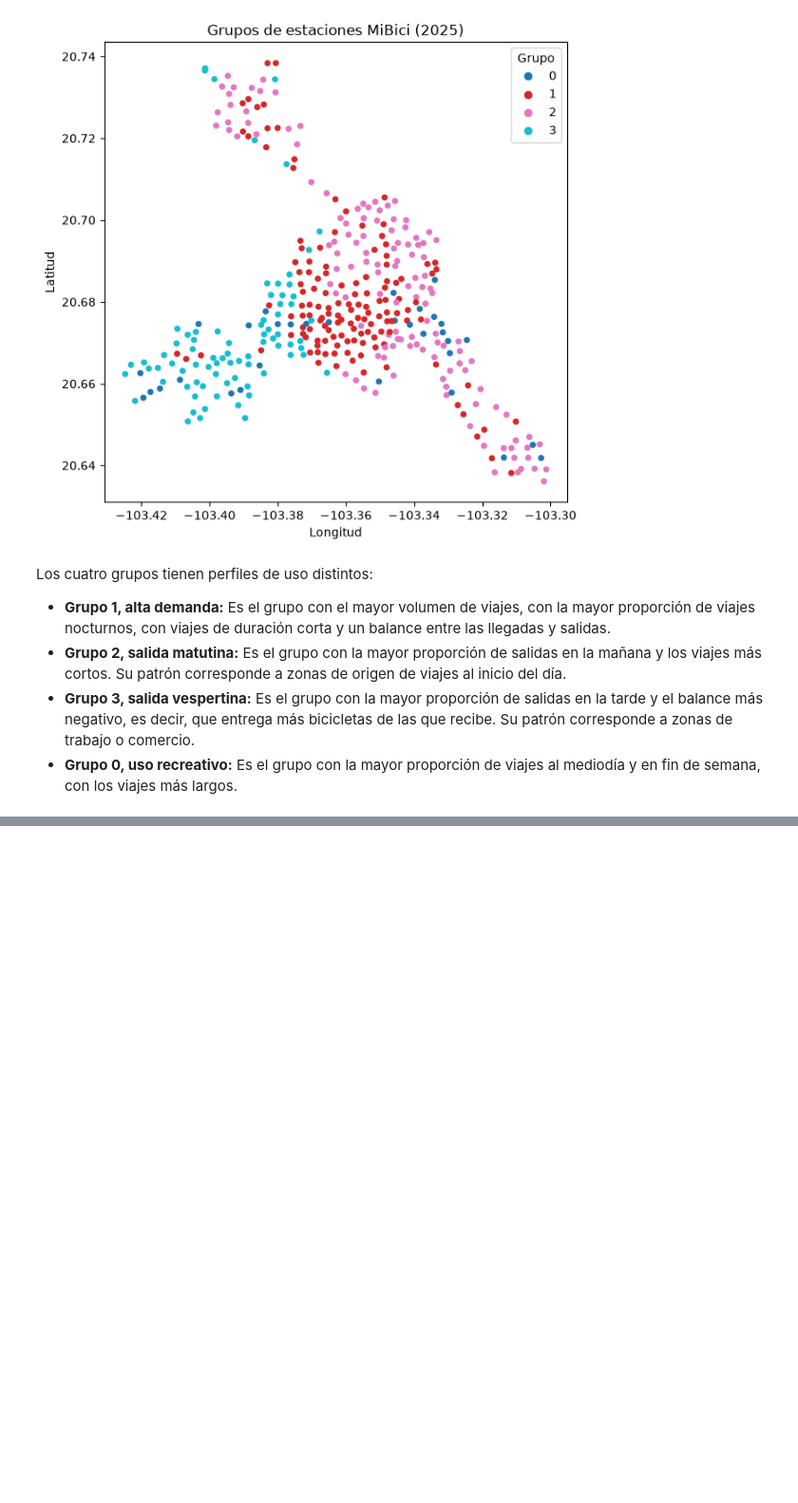
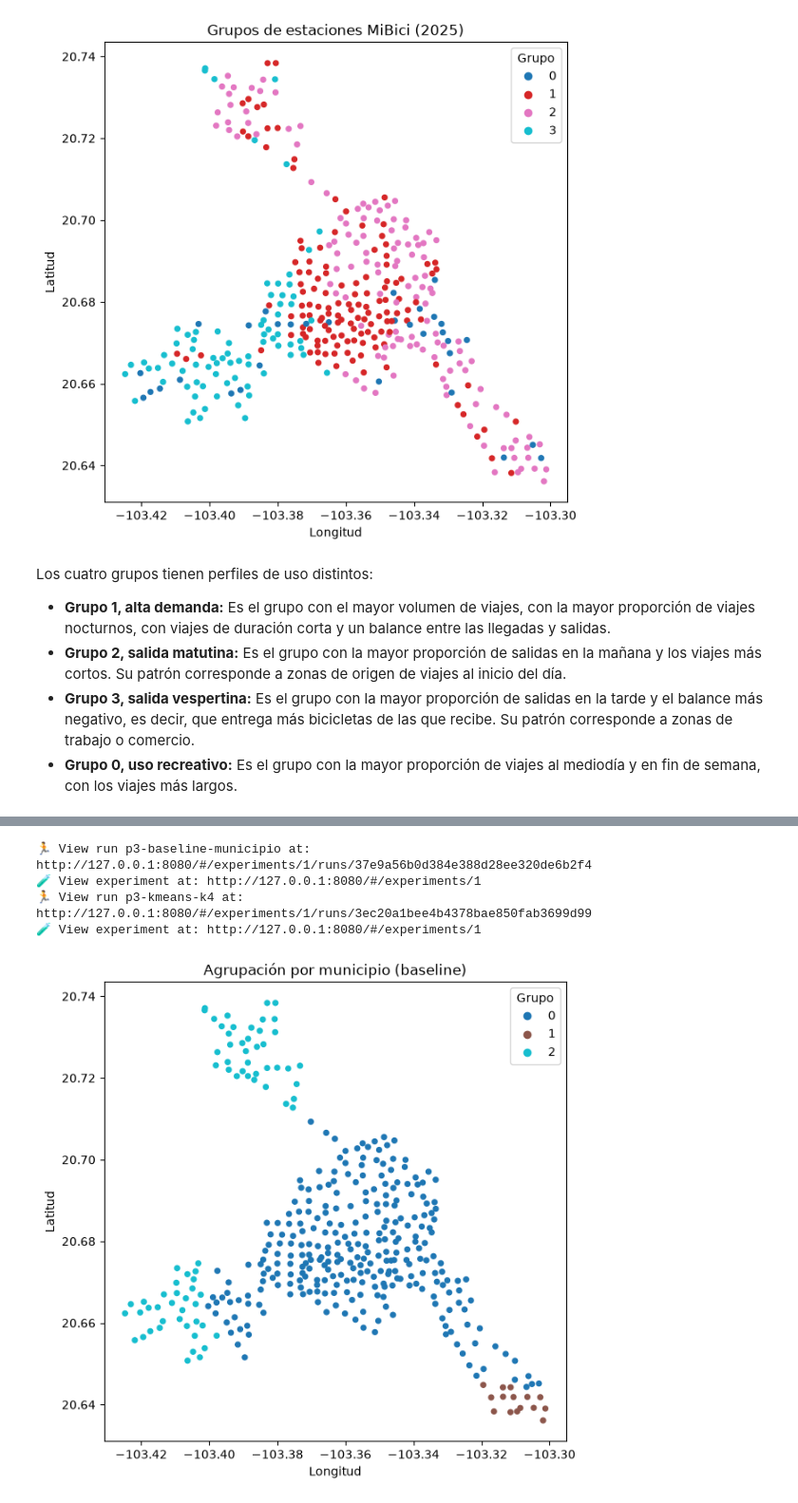
Before and after one commit to ariosi86/pruebasEquipo20, a Jupyter notebook: notebooks/1.0-ajg-clustering-estaciones.ipynb, the cells around one changed output, grey strips where cells are left out. Shown at 95% size. Drawn from its saved outputs; the diff is of its cells as text; code cells hidden in the pictures; blank space fills up the shorter version.

```diff
--- a/notebooks/1.0-ajg-clustering-estaciones.ipynb
+++ b/notebooks/1.0-ajg-clustering-estaciones.ipynb
@@ -401,0 +460,28 @@ Los cuatro grupos tienen perfiles de uso distintos:
+# %%
+fig_mapa_base = graficar_mapa_grupos(
+    perfil_train,
+    etiquetas_mun_train.astype("category").cat.codes,
+    df_stations,
+    "Agrupación por municipio (baseline)",
+)
+
+registrar_run(
+    "p3-baseline-municipio",
+    {"modelo": "AgrupacionMunicipio"},
+    metricas_baseline,
+    fig_mapa_base,
+)
+
+registrar_run(
+    "p3-kmeans-k4",
+    {"modelo": "KMeans", "n_clusters": K_ELEGIDO, "n_init": 10},
+    metricas_kmeans,
+    fig_mapa,
+    resumen_grupos,
+)
+# %% [output]
+🏃 View run p3-baseline-municipio at: http://127.0.0.1:8080/#/experiments/1/runs/37e9a56b0d384e388d28ee320de6b2f4
+🧪 View experiment at: http://127.0.0.1:8080/#/experiments/1
+🏃 View run p3-kmeans-k4 at: http://127.0.0.1:8080/#/experiments/1/runs/3ec20a1bee4b4378bae850fab3699d99
+🧪 View experiment at: http://127.0.0.1:8080/#/experiments/1
+[figure, added]
```
Also changed, not shown: parts of 4 cells of this notebook.
